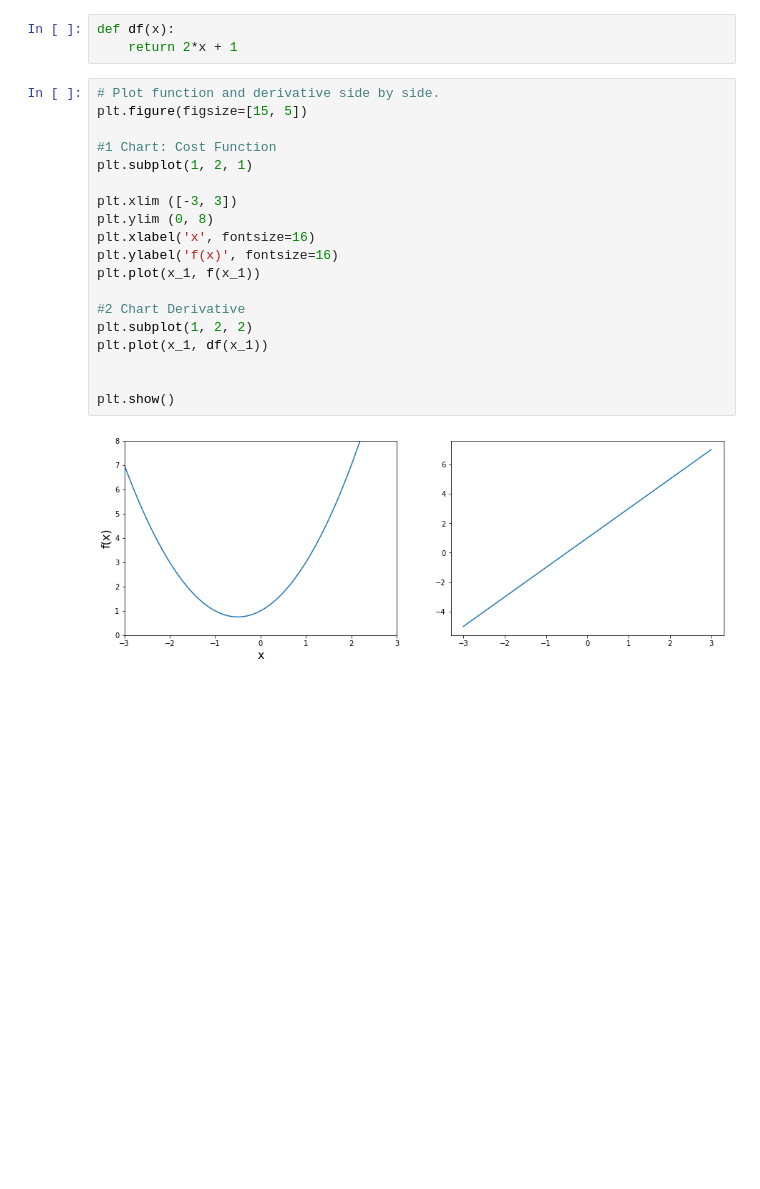
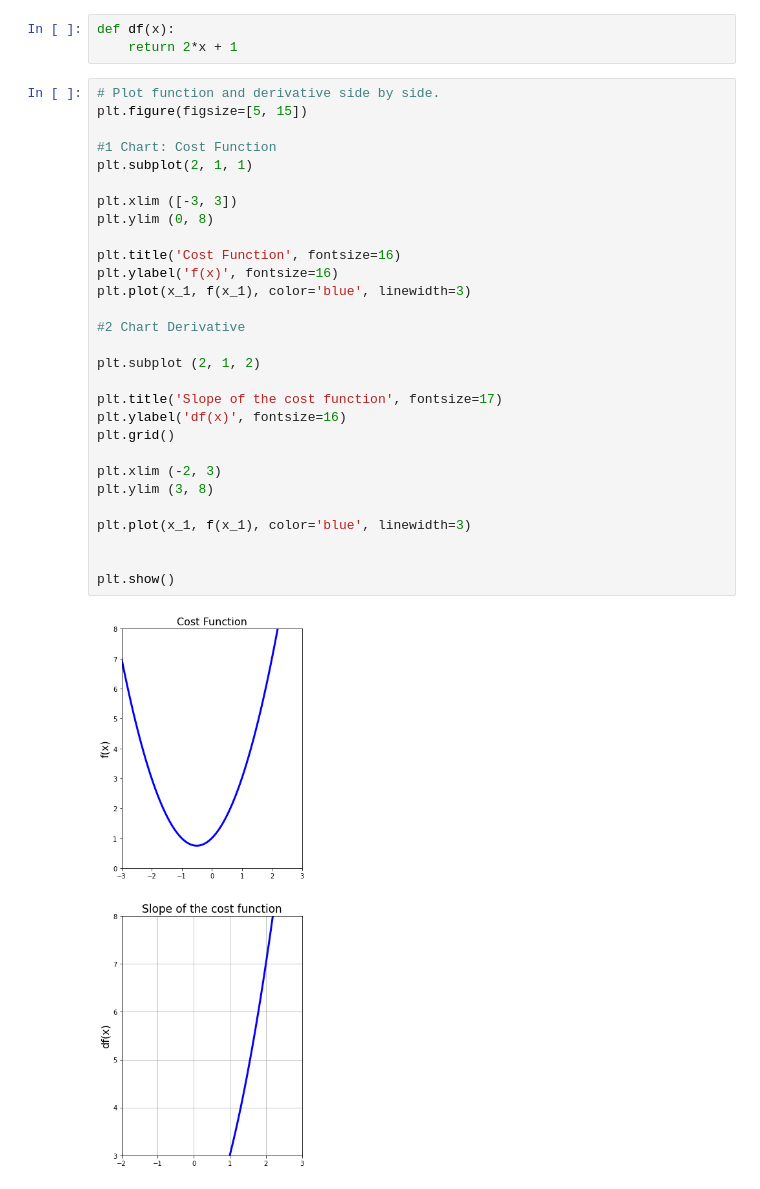
Before and after one commit to Racer-01111000/03-Gradient-Descent, a Jupyter notebook: 03 Gradient Descent.ipynb, the cells around one changed output. Drawn from its saved outputs; the diff is of its cells as text; blank space fills up the shorter version.

Commit message:
03 Gradient Description
Gradient Charts/Cost Function/Slope Of The Cost Function

```diff
--- a/03 Gradient Descent.ipynb
+++ b/03 Gradient Descent.ipynb
@@ -54,22 +54,32 @@ def df(x):
     return 2*x + 1
 # %%
 # Plot function and derivative side by side.
-plt.figure(figsize=[15, 5])
+plt.figure(figsize=[5, 15])
 
 #1 Chart: Cost Function
-plt.subplot(1, 2, 1)
+plt.subplot(2, 1, 1)
 
 plt.xlim ([-3, 3])
 plt.ylim (0, 8)
-plt.xlabel('x', fontsize=16)
+
+plt.title('Cost Function', fontsize=16)
 plt.ylabel('f(x)', fontsize=16)
-plt.plot(x_1, f(x_1))
+plt.plot(x_1, f(x_1), color='blue', linewidth=3)
 
 #2 Chart Derivative
-plt.subplot(1, 2, 2)
-plt.plot(x_1, df(x_1))
+
+plt.subplot (2, 1, 2)
+
+plt.title('Slope of the cost function', fontsize=17)
+plt.ylabel('df(x)', fontsize=16)
+plt.grid()
+
+plt.xlim (-2, 3)
+plt.ylim (3, 8)
+
+plt.plot(x_1, f(x_1), color='blue', linewidth=3)
 
 
 plt.show()
 # %% [output]
-[figure, old version]
+[figure, new version]
```
